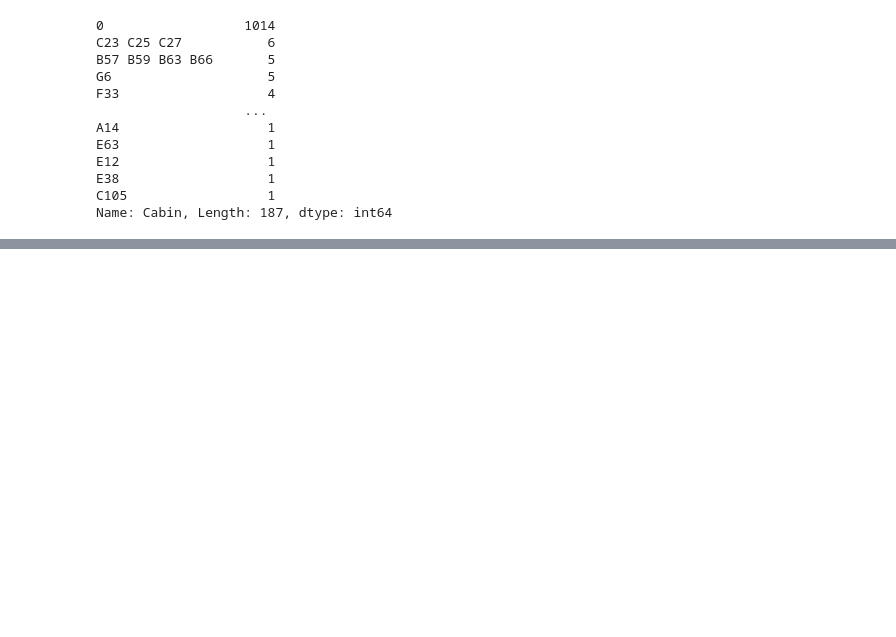
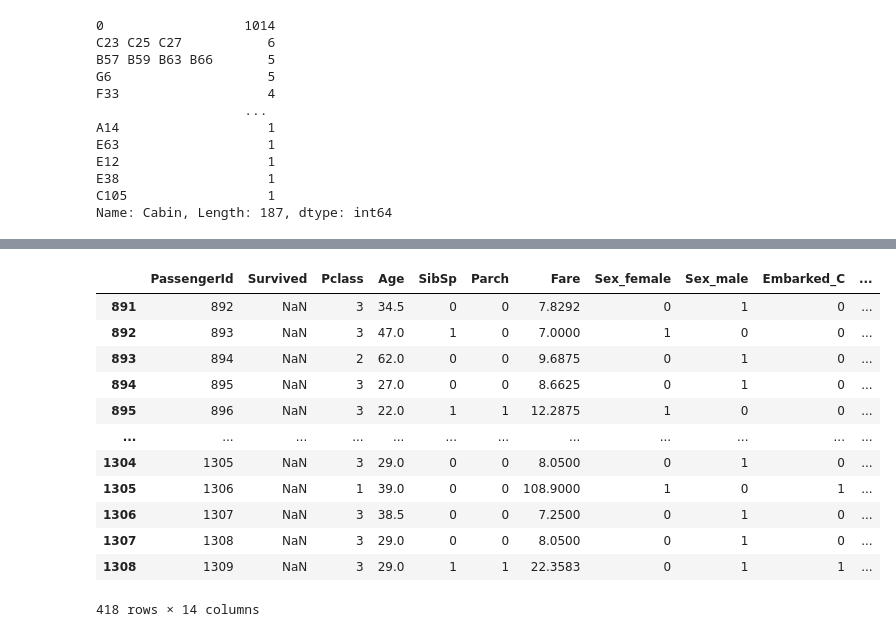
Before and after one commit to kmendesDev/project_titanic, a Jupyter notebook: data_cleaning_titanic.ipynb, the cells around one changed output, grey strips where cells are left out. Drawn from its saved outputs; the diff is of its cells as text; code cells hidden in the pictures; blank space fills up the shorter version.

```diff
--- a/data_cleaning_titanic.ipynb
+++ b/data_cleaning_titanic.ipynb
@@ -1275,0 +1410,22 @@ Name: Cabin, Length: 187, dtype: int64
+# %%
+# Criando dataset_training_cleaned excluindo as linhas com NaN em "Survived"
+dataset_training_cleaned = dataset_cleaned.dropna(subset=['Survived'])
+
+# Criando dataset_test_cleaned com linhas que contêm NaN em "Survived"
+dataset_test_cleaned = dataset_cleaned[dataset_cleaned['Survived'].isna()]
+# %%
+dataset_test_cleaned
+# %% [output]
+|  | PassengerId | Survived | Pclass | Age | SibSp | Parch | Fare | Sex_female | Sex_male | Embarked_C | ... |
+| 891 | 892 | NaN | 3 | 34.5 | 0 | 0 | 7.8292 | 0 | 1 | 0 | ... |
+| 892 | 893 | NaN | 3 | 47.0 | 1 | 0 | 7.0000 | 1 | 0 | 0 | ... |
+| 893 | 894 | NaN | 2 | 62.0 | 0 | 0 | 9.6875 | 0 | 1 | 0 | ... |
+| 894 | 895 | NaN | 3 | 27.0 | 0 | 0 | 8.6625 | 0 | 1 | 0 | ... |
+| 895 | 896 | NaN | 3 | 22.0 | 1 | 1 | 12.2875 | 1 | 0 | 0 | ... |
+| ... | ... | ... | ... | ... | ... | ... | ... | ... | ... | ... | ... |
+| 1304 | 1305 | NaN | 3 | 29.0 | 0 | 0 | 8.0500 | 0 | 1 | 0 | ... |
+| 1305 | 1306 | NaN | 1 | 39.0 | 0 | 0 | 108.9000 | 1 | 0 | 1 | ... |
+| 1306 | 1307 | NaN | 3 | 38.5 | 0 | 0 | 7.2500 | 0 | 1 | 0 | ... |
+| 1307 | 1308 | NaN | 3 | 29.0 | 0 | 0 | 8.0500 | 0 | 1 | 0 | ... |
+| 1308 | 1309 | NaN | 3 | 29.0 | 1 | 1 | 22.3583 | 0 | 1 | 1 | ... |
+418 rows × 14 columns
```
Also changed, not shown: parts of 17 cells of this notebook.
